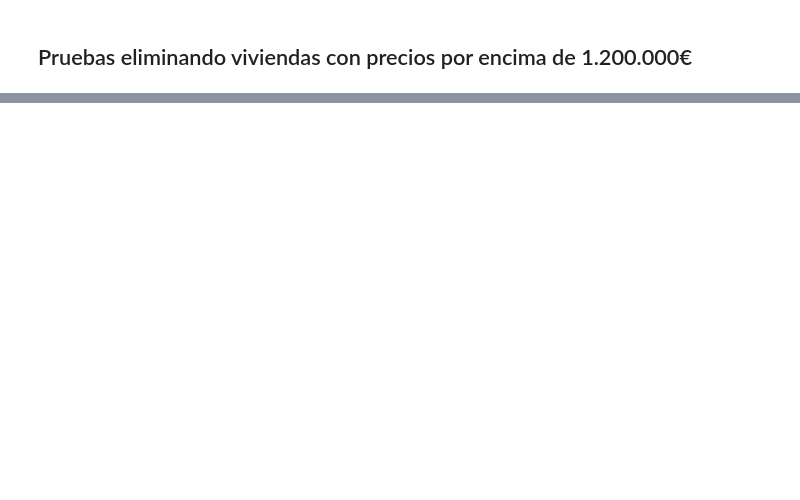
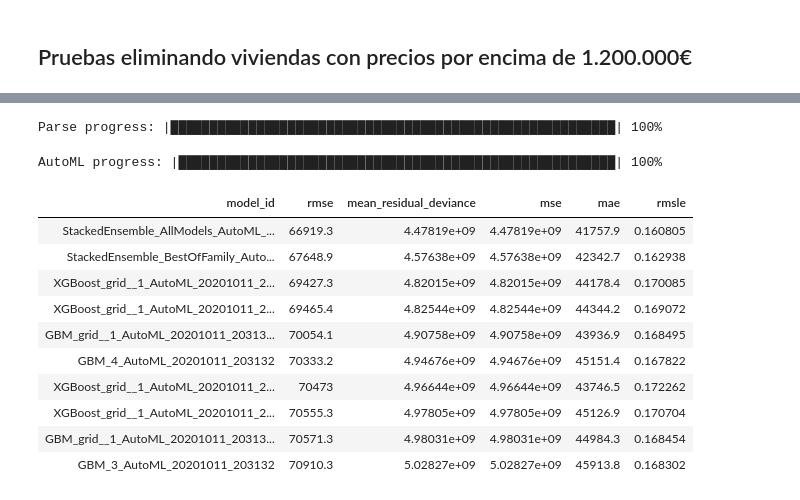
Before and after one commit to Jav1-Mart1nez/Proyecto-final, a Jupyter notebook: jupyter_notebooks/data_preparation.ipynb, the cells around one changed output, grey strips where cells are left out. Drawn from its saved outputs; the diff is of its cells as text; code cells hidden in the pictures; blank space fills up the shorter version.

```diff
--- a/jupyter_notebooks/data_preparation.ipynb
+++ b/jupyter_notebooks/data_preparation.ipynb
@@ -489,0 +405,10 @@ HistGradientBoosting accuracy0.9969396782767065
+# %%
+data2 = data2[['house_type_id', 'is_renewal_needed',
+       'is_new_development', 'sq_mt_built', 'n_rooms', 'n_bathrooms',
+       'is_exterior', 'has_lift', 'has_parking', 'has_storage_room',
+       'has_terrace', 'has_balcony', 'has_pool', 'latitude', 'longitude', 'floor_1', 'floor_2',
+       'floor_3', 'floor_4', 'floor_5', 'floor_6', 'floor_7', 'floor_8',
+       'floor_9', 'floor_Bajo', 'floor_Entreplanta exterior',
+       'floor_Entreplanta interior', 'floor_Semi-sótano exterior',
+       'floor_Semi-sótano interior', 'floor_Sótano exterior',
+       'floor_Sótano interior','buy_price']]
@@ -489,0 +522,10 @@ HistGradientBoosting accuracy0.9969396782767065
+# %%
+h2train = h2o.H2OFrame(data2)
+# %% [output]
+Parse progress: |█████████████████████████████████████████████████████████| 100%
+# %%
+columnas = [col for col in data2.columns if col not in ["buy_price"]]
+
+x = list(columnas)
+
+y = "buy_price"
@@ -489,0 +534,7 @@ HistGradientBoosting accuracy0.9969396782767065
+# %%
+from h2o.automl import H2OAutoML
+
+automl = H2OAutoML(max_models=50, seed=1,max_runtime_secs=1200, sort_metric='RMSE')
+automl.train(x, y, training_frame=h2train)
+# %% [output]
+AutoML progress: |████████████████████████████████████████████████████████| 100%
@@ -489,0 +547,15 @@ HistGradientBoosting accuracy0.9969396782767065
+# %%
+leader_board = automl.leaderboard
+leader_board.head()
+# %% [output]
+| model_id | rmse | mean_residual_deviance | mse | mae | rmsle |
+| StackedEnsemble_AllModels_AutoML_... | 66919.3 | 4.47819e+09 | 4.47819e+09 | 41757.9 | 0.160805 |
+| StackedEnsemble_BestOfFamily_Auto... | 67648.9 | 4.57638e+09 | 4.57638e+09 | 42342.7 | 0.162938 |
+| XGBoost_grid__1_AutoML_20201011_2... | 69427.3 | 4.82015e+09 | 4.82015e+09 | 44178.4 | 0.170085 |
+| XGBoost_grid__1_AutoML_20201011_2... | 69465.4 | 4.82544e+09 | 4.82544e+09 | 44344.2 | 0.169072 |
+| GBM_grid__1_AutoML_20201011_20313... | 70054.1 | 4.90758e+09 | 4.90758e+09 | 43936.9 | 0.168495 |
+| GBM_4_AutoML_20201011_203132 | 70333.2 | 4.94676e+09 | 4.94676e+09 | 45151.4 | 0.167822 |
+| XGBoost_grid__1_AutoML_20201011_2... | 70473 | 4.96644e+09 | 4.96644e+09 | 43746.5 | 0.172262 |
+| XGBoost_grid__1_AutoML_20201011_2... | 70555.3 | 4.97805e+09 | 4.97805e+09 | 45126.9 | 0.170704 |
+| GBM_grid__1_AutoML_20201011_20313... | 70571.3 | 4.98031e+09 | 4.98031e+09 | 44984.3 | 0.168454 |
+| GBM_3_AutoML_20201011_203132 | 70910.3 | 5.02827e+09 | 5.02827e+09 | 45913.8 | 0.168302 |
```
Also changed, not shown: parts of 59 cells of this notebook, 1 other file.
